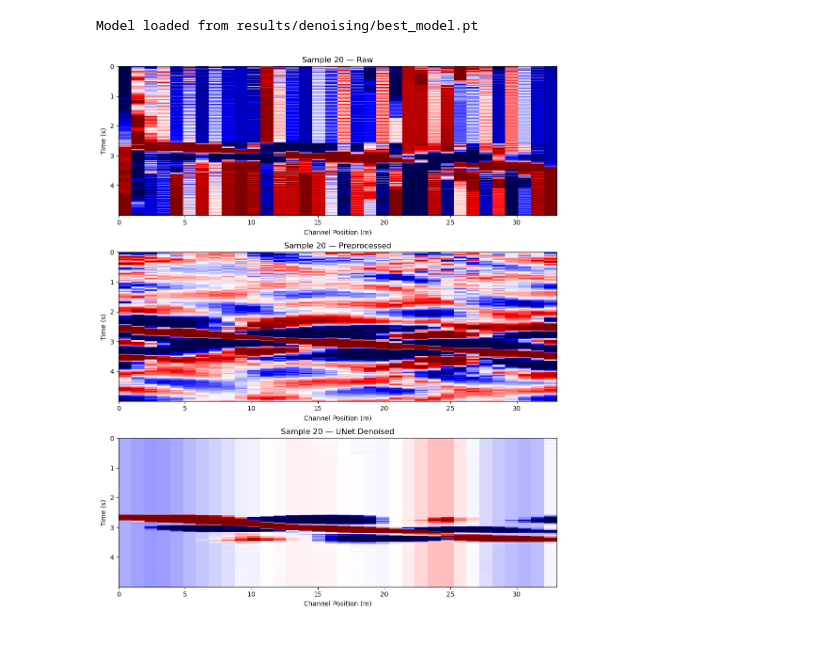
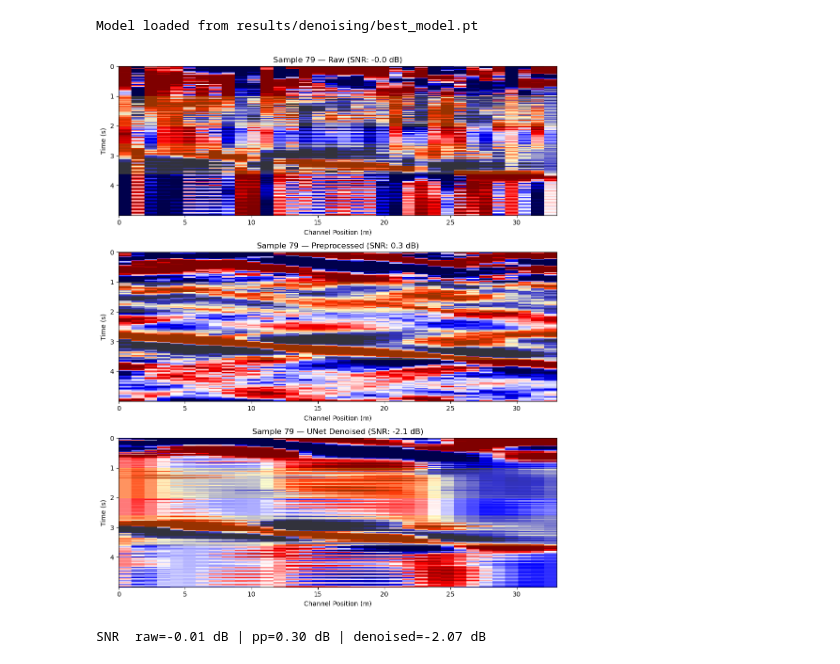
Before and after one commit to UWGeoD/DAS_Preprocessing, a Jupyter notebook: notebooks/eval_denoising.ipynb, the cells around one changed output. Drawn from its saved outputs; the diff is of its cells as text; code cells hidden in the pictures.

```diff
--- a/notebooks/eval_denoising.ipynb
+++ b/notebooks/eval_denoising.ipynb
@@ -84,29 +107,58 @@ print("Model loaded from results/denoising/best_model.pt")
 # %% [output]
 Model loaded from results/denoising/best_model.pt
 # %%
-from Utilities import plot_das_data
+from Utilities import plot_das_data, compute_snr
 import matplotlib.pyplot as plt
 
-SAMPLE_IDX = 3  # change to inspect different test samples
+# Requires labels.csv to have signal_rects column: run `python prepare_data.py` first
+SAMPLE_IDX = 13  # change to inspect different test samples
+
+dp_cfg = yaml.safe_load(open("configs/data_prep.yaml"))
+fps_video = dp_cfg["fps_video"]
 
 row = test_df.iloc[SAMPLE_IDX]
 sid = row["sample_id"]
 raw = np.load(row["data_path"]).astype(np.float32)
 clean = pp(raw, FS_DAS).astype(np.float32)
 
 with torch.no_grad():
     raw_t = torch.from_numpy(raw[None, None, ...]).to(device)
     pred = model(raw_t).squeeze().cpu().numpy()
 
+rects = json.loads(row["signal_rects"])
+win_start_frame = row["start_frame"]
+
+snr_raw   = compute_snr(raw,   rects, win_start_frame, fps_video, FS_DAS)
+snr_clean = compute_snr(clean, rects, win_start_frame, fps_video, FS_DAS)
+snr_pred  = compute_snr(pred,  rects, win_start_frame, fps_video, FS_DAS)
+
 channels = np.arange(raw.shape[0])
 fig, axes = plt.subplots(3, 1, figsize=(10, 12))
-plot_das_data(data=raw,   channels=channels, dx=dx, dt=dt, title=f"Sample {sid} — Raw",           ax=axes[0], fig=fig, show=False)
-plot_das_data(data=clean, channels=channels, dx=dx, dt=dt, title=f"Sample {sid} — Preprocessed",  ax=axes[1], fig=fig, show=False)
-plot_das_data(data=pred,  channels=channels, dx=dx, dt=dt, title=f"Sample {sid} — UNet Denoised", ax=axes[2], fig=fig, show=False)
+plot_das_data(data=raw,   channels=channels, dx=dx, dt=dt,
+              title=f"Sample {sid} — Raw (SNR: {snr_raw:.1f} dB)",
+              ax=axes[0], fig=fig, show=False)
+plot_das_data(data=clean, channels=channels, dx=dx, dt=dt,
+              title=f"Sample {sid} — Preprocessed (SNR: {snr_clean:.1f} dB)",
+              ax=axes[1], fig=fig, show=False)
+plot_das_data(data=pred,  channels=channels, dx=dx, dt=dt,
+              title=f"Sample {sid} — UNet Denoised (SNR: {snr_pred:.1f} dB)",
+              ax=axes[2], fig=fig, show=False)
+
+for ax in axes:
+    for r_s, r_e in rects:
+        t_s = (r_s - win_start_frame) / fps_video
+        t_e = (r_e - win_start_frame) / fps_video
+        ax.axhspan(t_s, t_e, alpha=0.2, color="yellow", zorder=2)
+        for t in (t_s, t_e):
+            ax.axhline(t, xmin=0, xmax=0.03, color="orange", linewidth=2, zorder=3)
+            ax.axhline(t, xmin=0.97, xmax=1.0, color="orange", linewidth=2, zorder=3)
+
 plt.tight_layout()
 plt.show()
+print(f"SNR  raw={snr_raw:.2f} dB | pp={snr_clean:.2f} dB | denoised={snr_pred:.2f} dB")
 # %% [output]
-[figure, old version]
+[figure, new version]
+SNR  raw=-0.01 dB | pp=0.30 dB | denoised=-2.07 dB
 # %%
 from Utilities import plot_single
 import matplotlib.pyplot as plt
```
Also changed, not shown: parts of 3 cells of this notebook, 9 other files.
